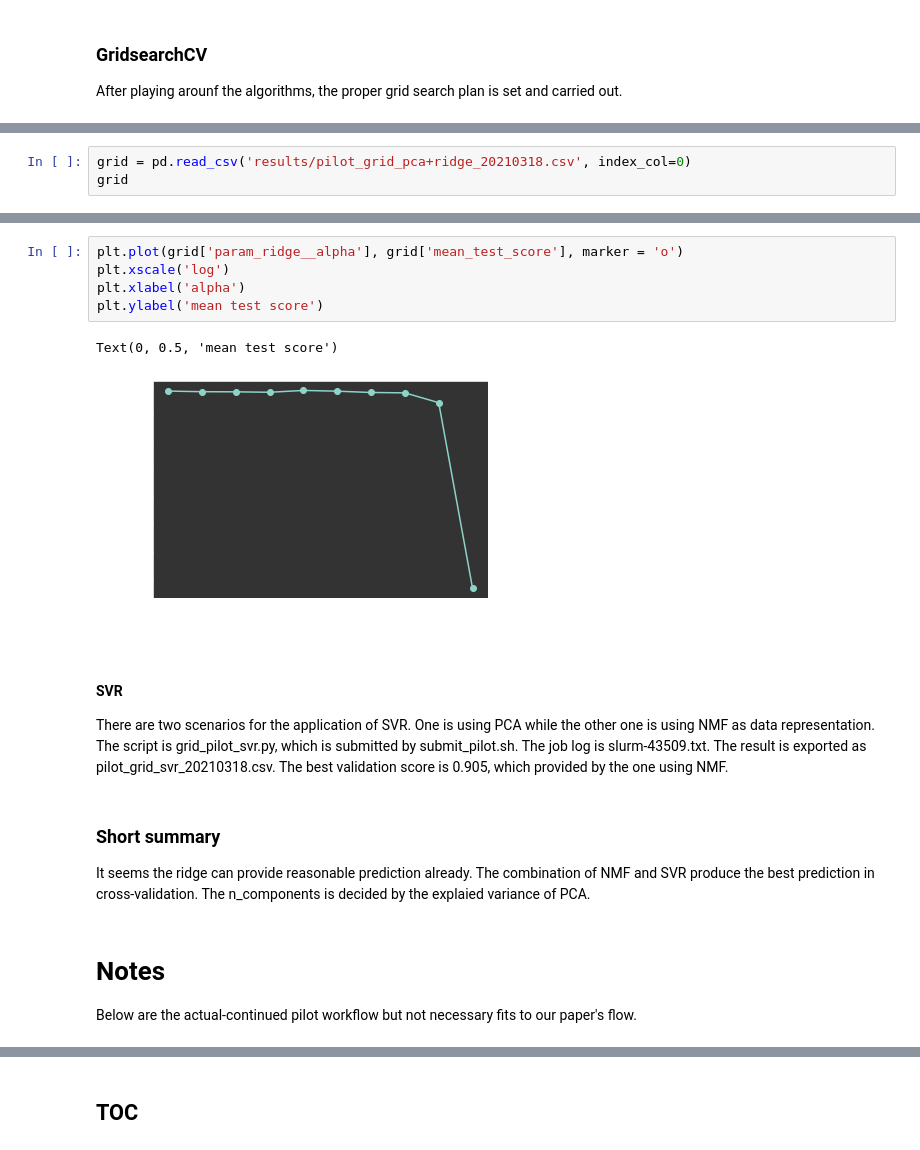
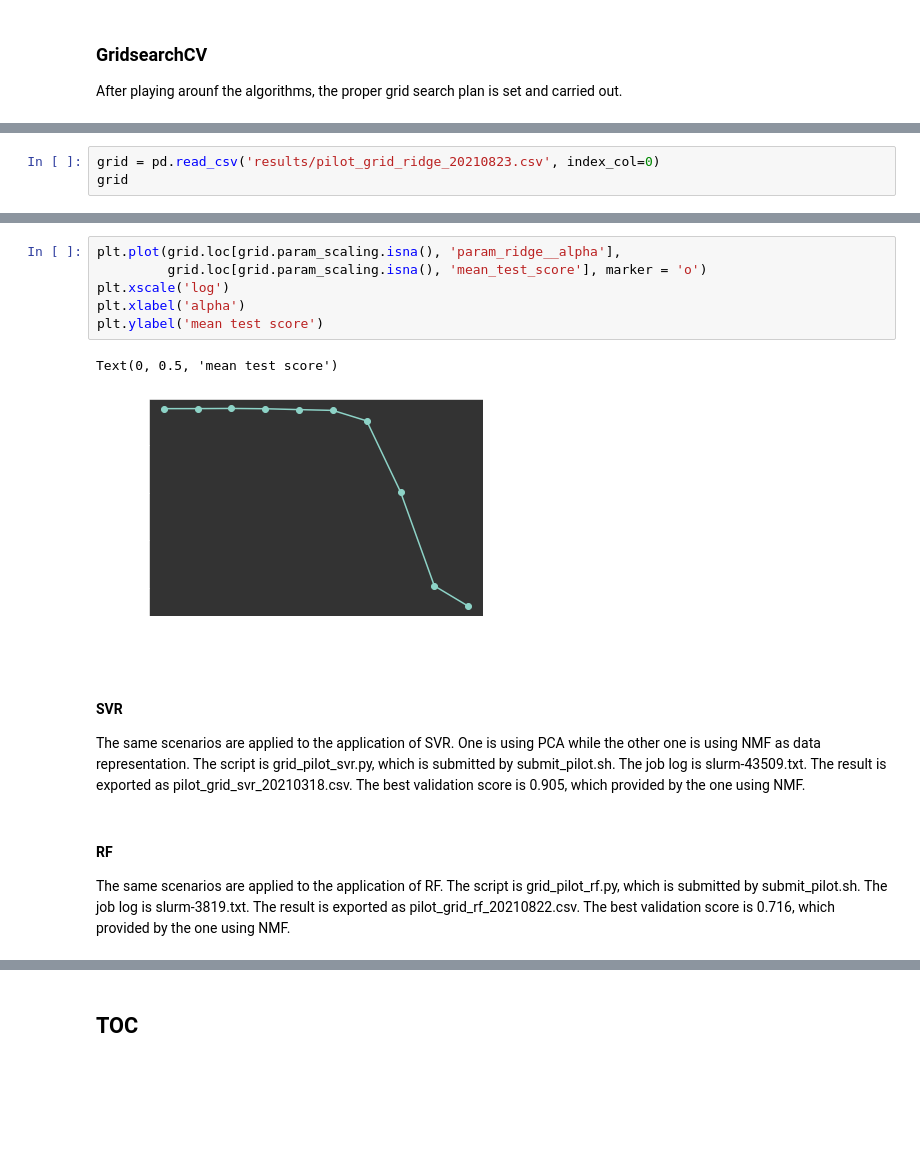
Before and after one commit to dispink/CaCO3_NWP, a Jupyter notebook: pilot_test.ipynb, the cells around one changed output, grey strips where cells are left out. Cells and saved outputs as stored; diff of their text form; blank space fills up the shorter version.

```diff
--- a/pilot_test.ipynb
+++ b/pilot_test.ipynb
@@ -331,4 +331,4 @@ We use Ridge regrssion as a base algoritm to learn the PCA transformed data. Thi
 # %%
-grid = pd.read_csv('results/pilot_grid_pca+ridge_20210318.csv', index_col=0)
+grid = pd.read_csv('results/pilot_grid_ridge_20210823.csv', index_col=0)
 grid
 # %% [output]
@@ -346,17 +352,15 @@ grid
 # %%
-plt.plot(grid['param_ridge__alpha'], grid['mean_test_score'], marker = 'o')
+plt.plot(grid.loc[grid.param_scaling.isna(), 'param_ridge__alpha'],
+         grid.loc[grid.param_scaling.isna(), 'mean_test_score'], marker = 'o')
 plt.xscale('log')
 plt.xlabel('alpha')
 plt.ylabel('mean test score')
 # %% [output]
 Text(0, 0.5, 'mean test score')
-[figure, old version]
+[figure, new version]
 # %% [markdown]
 #### SVR
-There are two scenarios for the application of SVR. One is using PCA while the other one is using NMF as data representation. The script is grid_pilot_svr.py, which is submitted by submit_pilot.sh. The job log is slurm-43509.txt. The result is exported as pilot_grid_svr_20210318.csv. The best validation score is 0.905, which provided by the one using NMF.
+The same scenarios are applied to the application of SVR. One is using PCA while the other one is using NMF as data representation. The script is grid_pilot_svr.py, which is submitted by submit_pilot.sh. The job log is slurm-43509.txt. The result is exported as pilot_grid_svr_20210318.csv. The best validation score is 0.905, which provided by the one using NMF.
-# %% [markdown]
-### Short summary
-It seems the ridge can provide reasonable prediction already. The combination of NMF and SVR produce the best prediction in cross-validation. The n_components is decided by the explaied variance of PCA.
-# %% [markdown]
-# Notes
-Below are the actual-continued pilot workflow but not necessary fits to our paper's flow.
+# %% [markdown]
+#### RF
+The same scenarios are applied to the application of RF. The script is grid_pilot_rf.py, which is submitted by submit_pilot.sh. The job log is slurm-3819.txt. The result is exported as pilot_grid_rf_20210822.csv. The best validation score is 0.716, which provided by the one using NMF.
```
Also changed, not shown: parts of 5 cells of this notebook, 2 other files.
